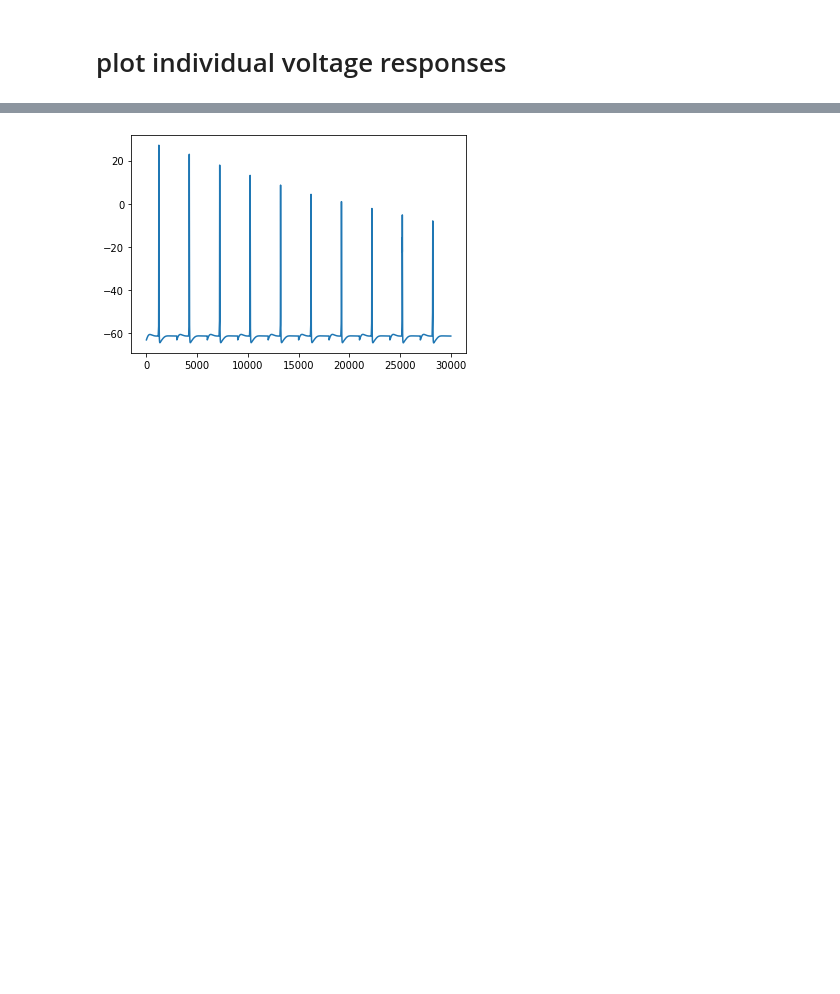
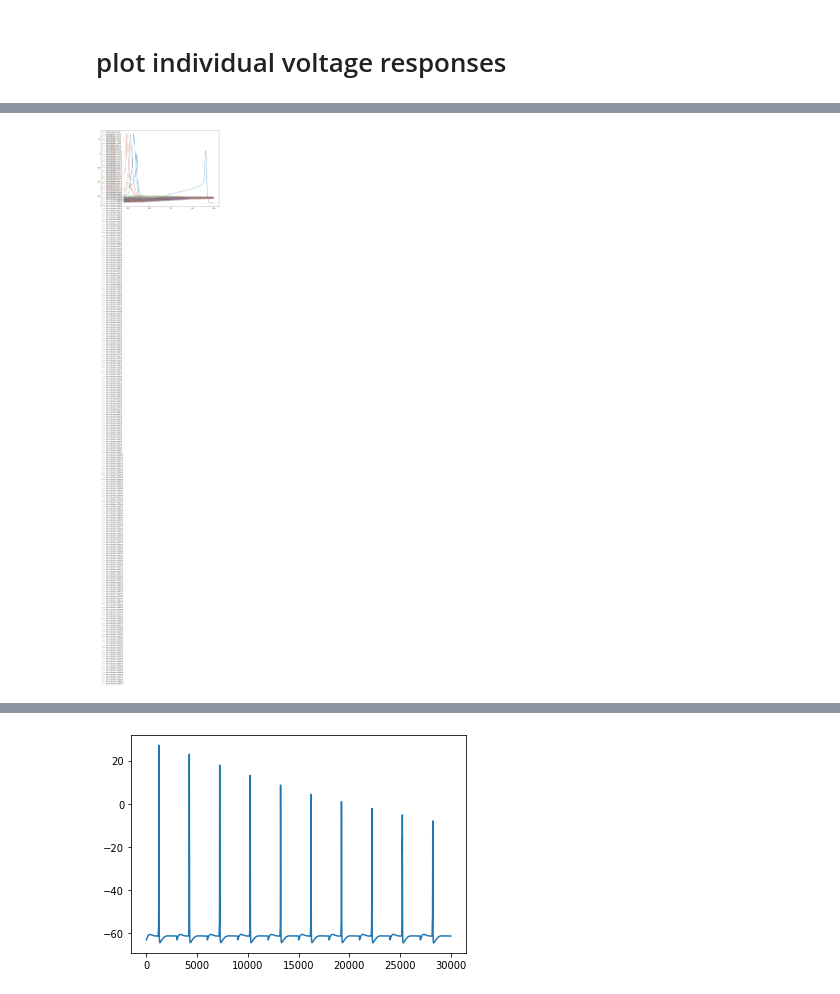
Before and after one commit to ddopp4877/CA1_model, a Jupyter notebook: CA1_exploration.ipynb, the cells around one changed output, grey strips where cells are left out. Saved outputs shown, nothing was run; the diff lists cells and outputs as text; code cells hidden in the pictures; blank space fills up the shorter version.

```diff
--- a/CA1_exploration.ipynb
+++ b/CA1_exploration.ipynb
@@ -504,0 +550,20 @@ Name: node_type_id, Length: 16950, dtype: object
+# %%
+f = h5py.File(os.path.join("output",'v_report.h5'), 'r')
+vreports = SaveDataToDF(f)
+# %%
+#get vreports first
+gids = [27] + srcList[1:]
+start,end = 1400,1900
+plt.figure(figsize=(15,10))
+simTime = np.arange(0,300,0.1)
+for gid in gids:
+    cellNo = vreports['node_ids'][vreports['node_ids'] == gid].keys()[0]
+    name = nodesDF['node_type_id'][vreports['node_ids'][cellNo]]
+    plt.plot(simTime[start:end],vreports['data'+str(cellNo)][vreports['data'+str(cellNo)].isna()==False][start:end],label = name+'_'+str(gid))
+
+#plt.ylim([-70,-50])
+plt.legend(loc='upper left')
+plt.savefig('OLM.png')
+plt.show()
+# %% [output]
+[figure, added]
```
Also changed, not shown: parts of 54 cells of this notebook, 27 other files.
